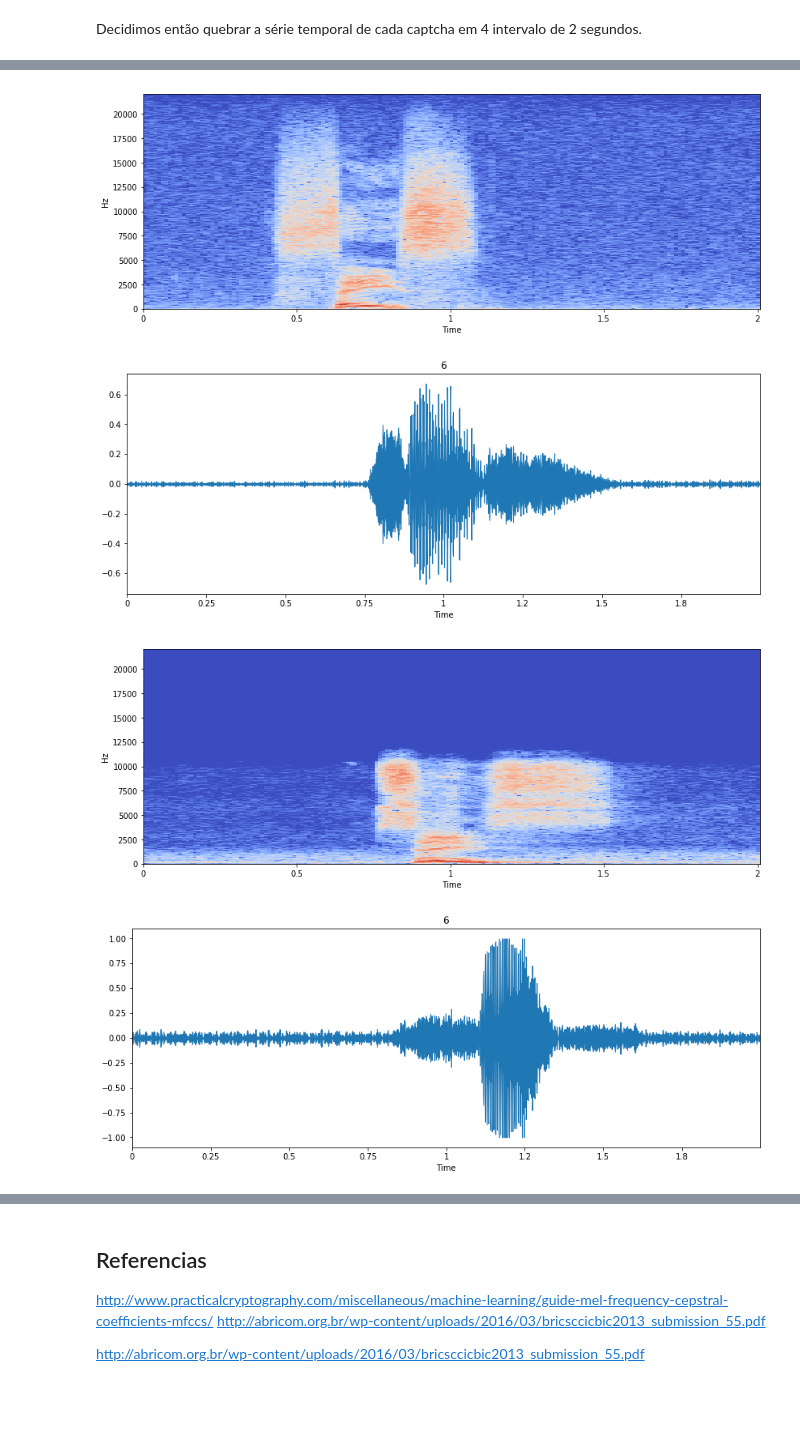
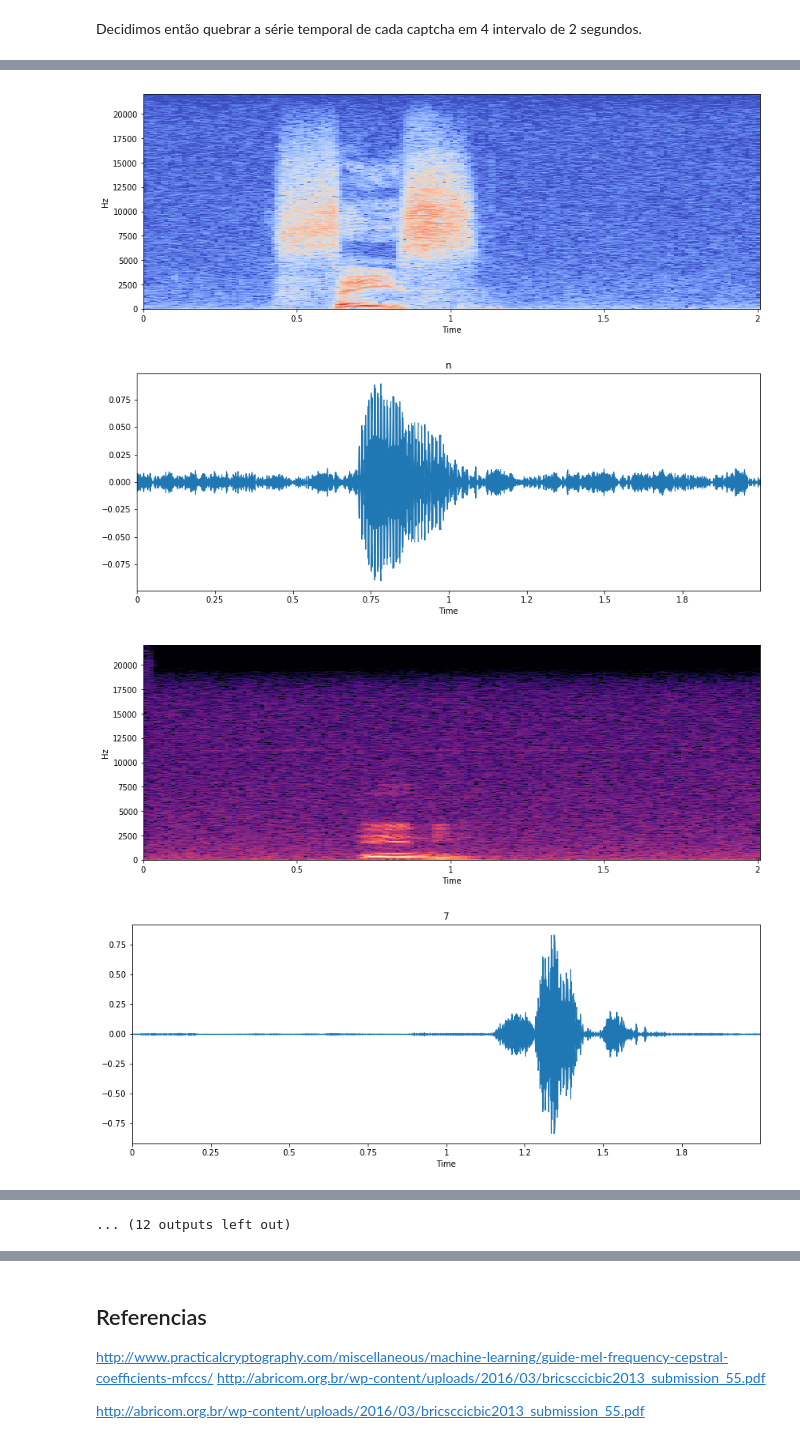
Before and after one commit to thiagorizuti/ufabc-md, a Jupyter notebook: relatorio_fer.ipynb, the cells around one changed output, grey strips where cells are left out. Saved outputs shown, nothing was run; the diff lists cells and outputs as text; code cells hidden in the pictures; blank space fills up the shorter version.

```diff
--- a/relatorio_fer.ipynb
+++ b/relatorio_fer.ipynb
@@ -103,22 +75,22 @@ Decidimos então quebrar a série temporal de cada captcha em 4 intervalo de 2 s
 # %%
 train_chars = split_characters(train_captchas)
 
 for j, char in enumerate(train_chars):
     signal = char[0]
     sampling_rate = char[1]
     label = char[2]
-    if label == "6":
-        plt.figure(figsize=(14, 5))
-        plt.title(label)
-        librosa.display.waveplot(signal, sr=sampling_rate)
 
-        X = librosa.stft(signal)
-        Xdb = librosa.amplitude_to_db(abs(X))
-        plt.figure(figsize=(14, 5))
-        librosa.display.specshow(Xdb, sr=sampling_rate, x_axis='time', y_axis='hz')
+    plt.figure(figsize=(14, 5))
+    plt.title(label)
+    librosa.display.waveplot(signal, sr=sampling_rate)
+
+    X = librosa.stft(signal)
+    Xdb = librosa.amplitude_to_db(abs(X))
+    plt.figure(figsize=(14, 5))
+    librosa.display.specshow(Xdb, sr=sampling_rate, x_axis='time', y_axis='hz')
 # %% [output]
 [figure]
 [figure]
-[figure, old version]
+[figure, new version]
-[figure, old version]
+[figure, new version]
-[figure, old version]
+[figure, new version]
@@ -125,0 +104 @@ for j, char in enumerate(train_chars):
+... (12 outputs left out)
```
Also changed, not shown: parts of 5 cells of this notebook.
